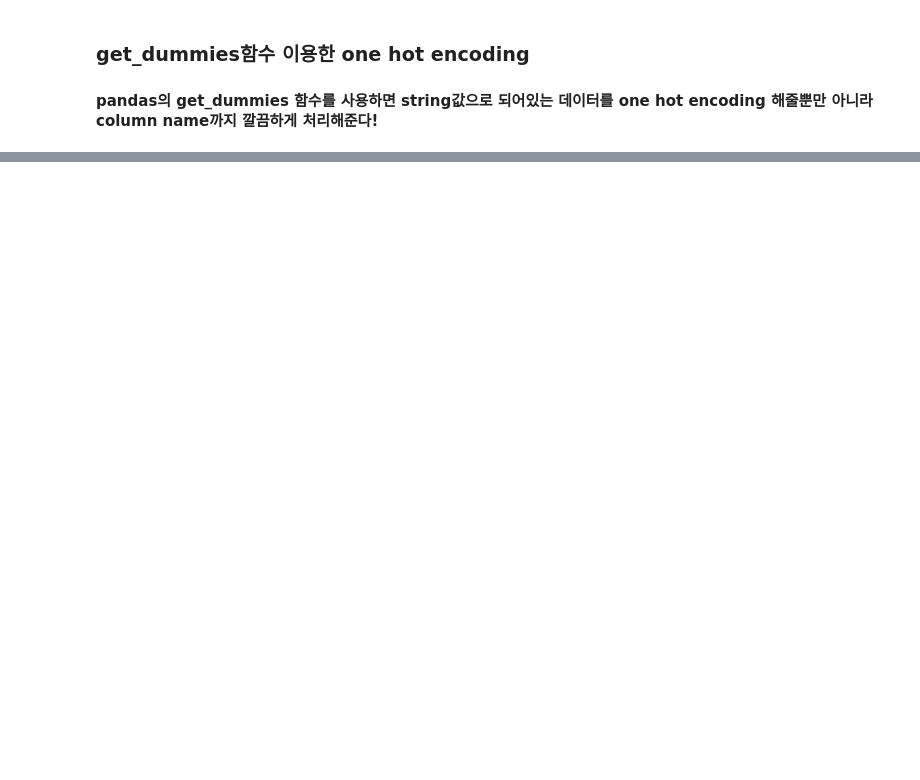
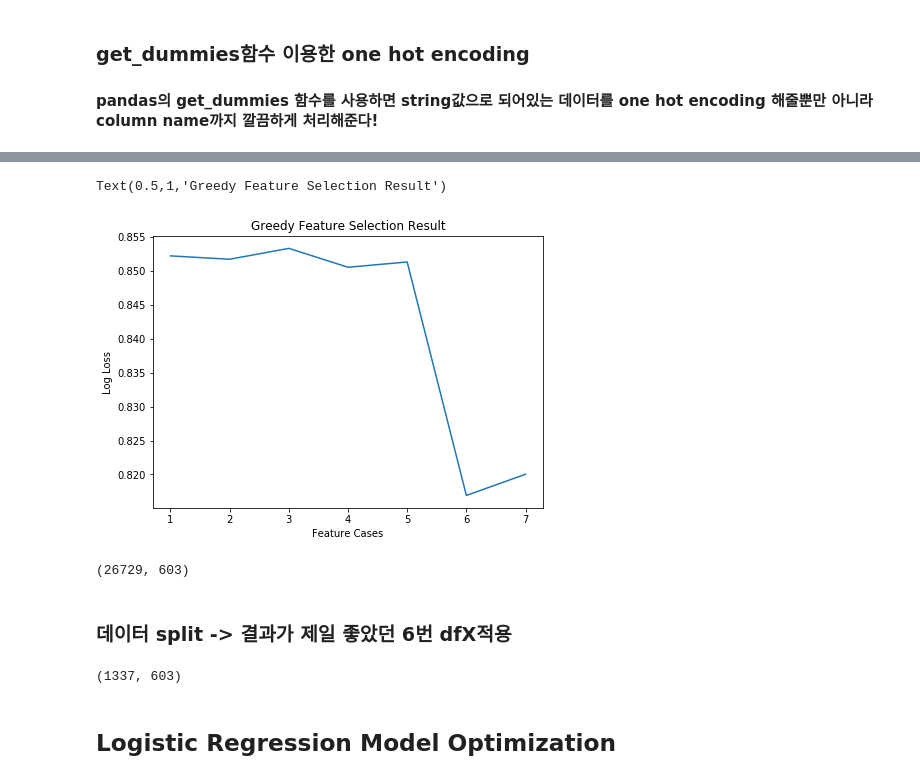
Before and after one commit to frozendrpepper/ML_Project, a Jupyter notebook: Project_temp.ipynb, the cells around one changed output, grey strips where cells are left out. Drawn from its saved outputs; the diff is of its cells as text; code cells hidden in the pictures; blank space fills up the shorter version.

```diff
--- a/Project_temp.ipynb
+++ b/Project_temp.ipynb
@@ -1064,0 +1136,3 @@ outcomesubtype_le = pd.get_dummies(data_train[['OutcomeSubtype']])
+# %%
+data_train_final = data_combined.iloc[:26729, :]
+data_test_final = data_combined.iloc[26729:, :]
@@ -1064,0 +1310,15 @@ outcomesubtype_le = pd.get_dummies(data_train[['OutcomeSubtype']])
+# %%
+plt.figure(figsize = (7, 5))
+plt.plot(range(1, 8), logLoss_compile)
+plt.xlabel('Feature Cases')
+plt.ylabel('Log Loss')
+plt.title('Greedy Feature Selection Result')
+# %% [output]
+Text(0.5,1,'Greedy Feature Selection Result')
+[figure, added]
+# %%
+dfX6.shape
+# %% [output]
+(26729, 603)
+# %% [markdown]
+### 데이터 split -> 결과가 제일 좋았던 6번 dfX적용
@@ -1064,0 +1327,6 @@ outcomesubtype_le = pd.get_dummies(data_train[['OutcomeSubtype']])
+# %%
+dfX_test.shape
+# %% [output]
+(1337, 603)
+# %% [markdown]
+## Logistic Regression Model Optimization
```
Also changed, not shown: parts of 110 cells of this notebook, 5 other files.
